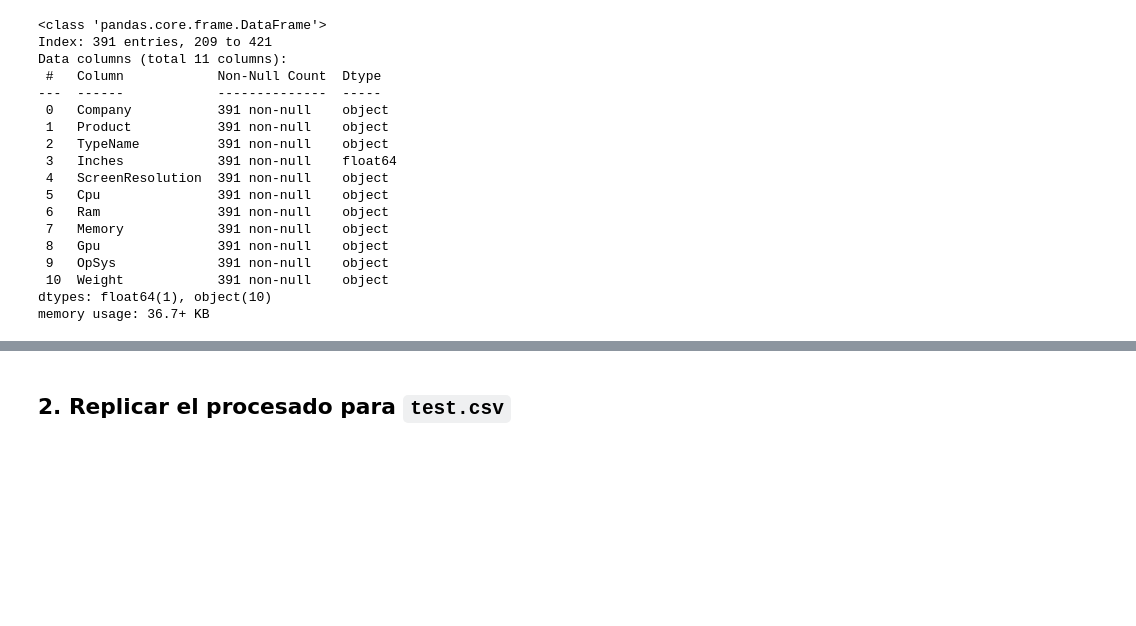
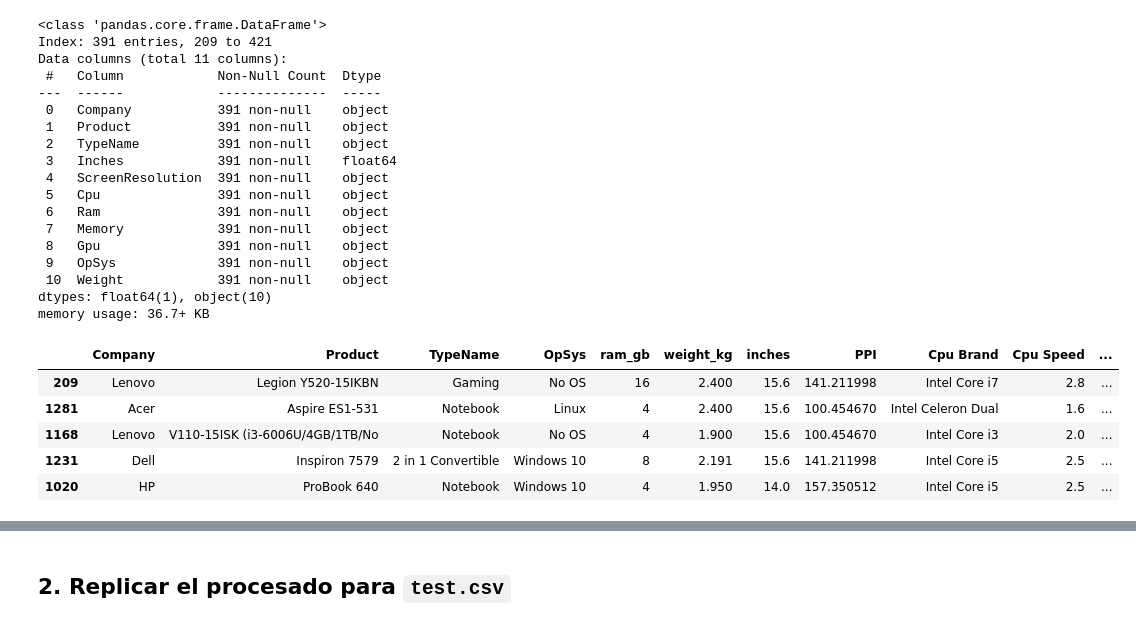
Before and after one commit to alvarosmms/ONLINE_DS_THEBRIDGE_ALVAROSMMS, a Jupyter notebook: Sprint_13/Team Challenge/Kaggle_submission_V3.ipynb, the cells around one changed output, grey strips where cells are left out. Cells and saved outputs as stored; diff of their text form; code cells hidden in the pictures; blank space fills up the shorter version.

```diff
--- a/Sprint_13/Team Challenge/Kaggle_submission_V3.ipynb
+++ b/Sprint_13/Team Challenge/Kaggle_submission_V3.ipynb
@@ -461,3 +544,12 @@ X_pred["weight_kg"] = X_pred['Weight'].str.replace('kg', '').astype(float)
+# %%
+X_pred.head()
+# %% [output]
+|  | Company | Product | TypeName | OpSys | ram_gb | weight_kg | inches | PPI | Cpu Brand | Cpu Speed | ... |
+| 209 | Lenovo | Legion Y520-15IKBN | Gaming | No OS | 16 | 2.400 | 15.6 | 141.211998 | Intel Core i7 | 2.8 | ... |
+| 1281 | Acer | Aspire ES1-531 | Notebook | Linux | 4 | 2.400 | 15.6 | 100.454670 | Intel Celeron Dual | 1.6 | ... |
+| 1168 | Lenovo | V110-15ISK (i3-6006U/4GB/1TB/No | Notebook | No OS | 4 | 1.900 | 15.6 | 100.454670 | Intel Core i3 | 2.0 | ... |
+| 1231 | Dell | Inspiron 7579 | 2 in 1 Convertible | Windows 10 | 8 | 2.191 | 15.6 | 141.211998 | Intel Core i5 | 2.5 | ... |
+| 1020 | HP | ProBook 640 | Notebook | Windows 10 | 4 | 1.950 | 14.0 | 157.350512 | Intel Core i5 | 2.5 | ... |
 # %%
 X_pred.info()
 # %% [output]
```
Also changed, not shown: parts of 22 cells of this notebook, 1 other file.
